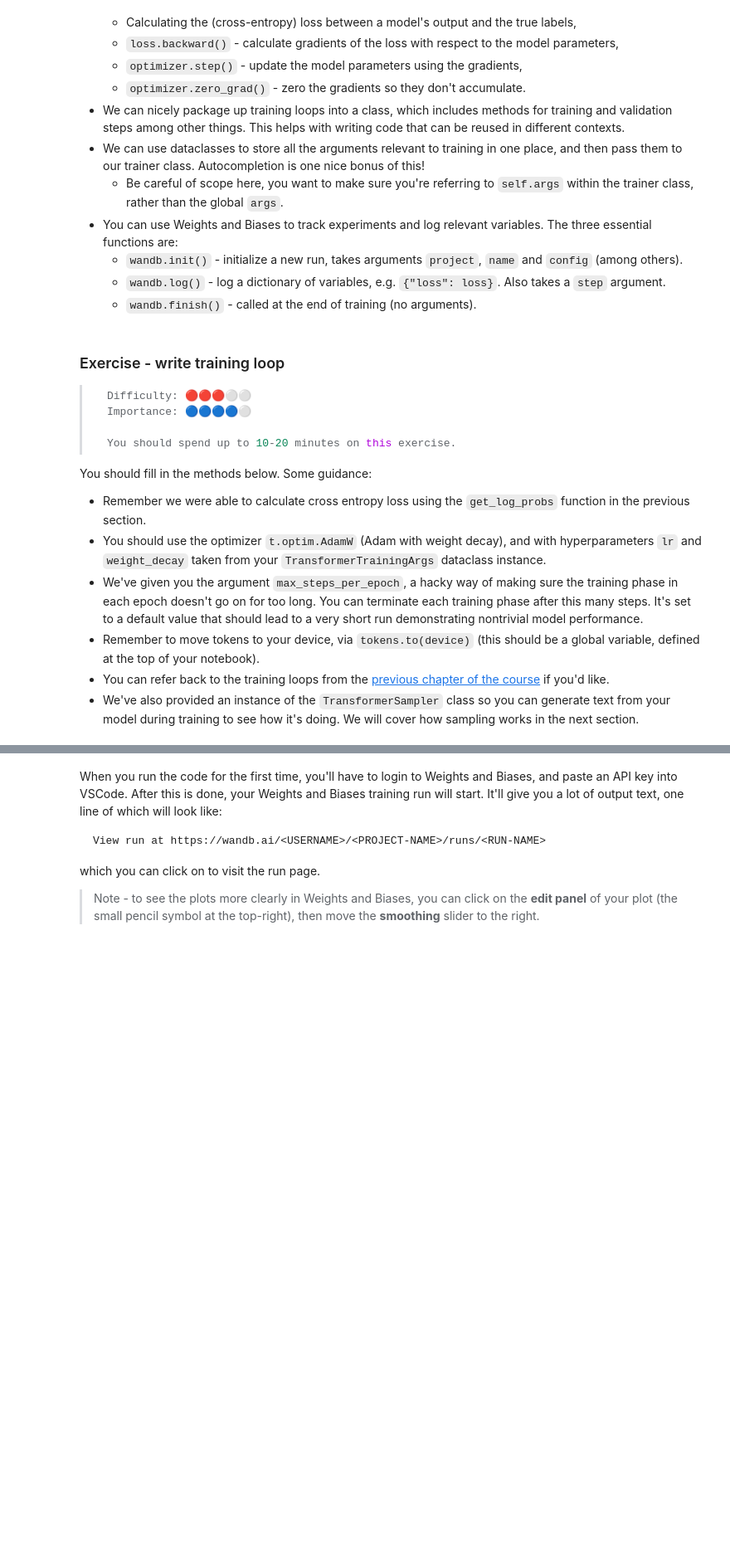
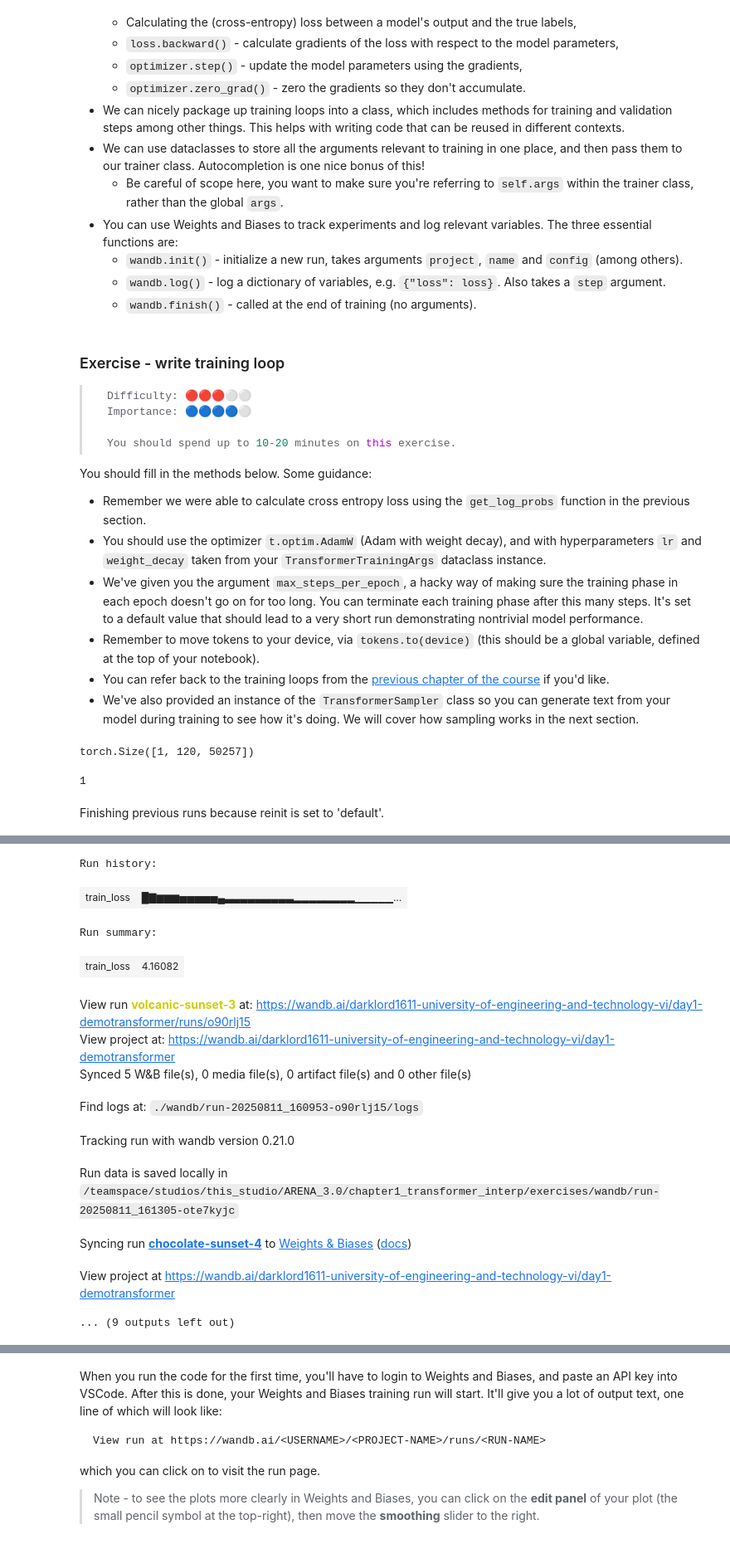
Before and after one commit to darklord1611/ARENA_3.0, a Jupyter notebook: chapter1_transformer_interp/exercises/part1_transformer_from_scratch/1.1_Transformer_from_Scratch_exercises.ipynb, the cells around one changed output, grey strips where cells are left out. Shown: that part at 83% size. Saved outputs shown, nothing was run; the diff lists cells and outputs as text; code cells hidden in the pictures; blank space fills up the shorter version.

Commit message:
update inactive links, finish training loops, learn more about tracking with wandb

```diff
--- a/chapter1_transformer_interp/exercises/part1_transformer_from_scratch/1.1_Transformer_from_Scratch_exercises.ipynb
+++ b/chapter1_transformer_interp/exercises/part1_transformer_from_scratch/1.1_Transformer_from_Scratch_exercises.ipynb
@@ -1670,7 +1540,11 @@ class Unembed(nn.Module):
     def forward(
         self, normalized_resid_final: Float[Tensor, "batch position d_model"]
     ) -> Float[Tensor, "batch position d_vocab"]:
-        raise NotImplementedError()
+        unembed = einops.einsum(
+            normalized_resid_final, self.W_U, "batch position d_model, d_model d_vocab -> batch position d_vocab"
+        ) + self.b_U
+
+        return unembed
 
 
 rand_float_test(Unembed, [2, 4, 768])
@@ -1723,7 +1597,15 @@ class DemoTransformer(nn.Module):
     def forward(
         self, tokens: Int[Tensor, "batch position"]
     ) -> Float[Tensor, "batch position d_vocab"]:
-        raise NotImplementedError()
+        residual = self.embed(tokens) + self.pos_embed(tokens)
+
+        for block in self.blocks:
+            residual = block(residual)
+
+        residual = self.ln_final(residual)
+
+        logits = self.unembed(residual)
+        return logits
 
 
 rand_int_test(DemoTransformer, [2, 4])
@@ -1918,8 +1811,17 @@ You should fill in the methods below. Some guidance:
 * You should use the optimizer `t.optim.AdamW` (Adam with weight decay), and with hyperparameters `lr` and `weight_decay` taken from your `TransformerTrainingArgs` dataclass instance.
 * We've given you the argument `max_steps_per_epoch`, a hacky way of making sure the training phase in each epoch doesn't go on for too long. You can terminate each training phase after this many steps. It's set to a default value that should lead to a very short run demonstrating nontrivial model performance.
 * Remember to move tokens to your device, via `tokens.to(device)` (this should be a global variable, defined at the top of your notebook).
-* You can refer back to the training loops from the [previous chapter of the course](https://arena-ch0-fundamentals.streamlit.app/[0.3]_ResNets#training-loop) if you'd like.
+* You can refer back to the training loops from the [previous chapter of the course](https://arena-chapter0-fundamentals.streamlit.app/[0.2]_CNNs_&_ResNets#2-training-neural-networks) if you'd like.
 * We've also provided an instance of the `TransformerSampler` class so you can generate text from your model during training to see how it's doing. We will cover how sampling works in the next section.
+# %%
+
+demo_logits.shape
+# %% [output]
+torch.Size([1, 120, 50257])
+# %%
+tokens.size(0)
+# %% [output]
+1
 # %%
 class TransformerTrainer:
     def __init__(self, args: TransformerTrainingArgs, model: DemoTransformer):
@@ -1953,7 +1855,24 @@ class TransformerTrainer:
 
         Remember that `batch` is a dictionary with the single key 'tokens'.
         """
-        raise NotImplementedError()
+
+        tokens = batch["tokens"].to(device)
+
+        logits = self.model(tokens)
+
+        # Get the log probabilities of the next tokens
+        log_probs = get_log_probs(logits, tokens)
+
+        # Calculate the loss as the negative log likelihood of the correct next tokens
+        loss = -log_probs.mean()
+
+        loss.backward()
+        self.optimizer.step()
+        self.optimizer.zero_grad()
+
+        self.step += 1
+        wandb.log({"train_loss": loss}, step=self.step)
+
         return loss
 
     @t.inference_mode()
@@ -1964,7 +1883,23 @@ class TransformerTrainer:
         self.model.eval()
         #
         # YOUR CODE HERE - fill in the `evaluate` method
+        total_correct, total_samples = 0, 0
+
+        for batch in self.test_loader:
+            tokens = batch["tokens"].to(device) # shape: (batch_size, seq_len)
+            logits = self.model(tokens)[:, :-1]  # Exclude the last token since we don't have ground truth, shape: (batch_size, seq_len-1, d_vocab)
+            predicted_tokens = logits.argmax(dim=-1) # get the most likely next token ID for each token of each sequence, shape: (batch_size, seq_len-1)
+
+            ground_truth_tokens = tokens[:, 1:] # we shift the tokens by one to the left, since output at position 0 would be use to predict position 1 and so on
+
+            total_correct += (predicted_tokens == ground_truth_tokens).sum().item()
+            total_samples += tokens.size(0) * (tokens.size(1) - 1)
+
+        accuracy = total_correct / total_samples
         #
+
+        wandb.log({"accuracy": accuracy}, step=self.step)
+
         self.model.train()
         return accuracy
 
@@ -2000,3 +1935,5 @@ model = DemoTransformer(model_cfg).to(device)
 args = TransformerTrainingArgs()
 trainer = TransformerTrainer(args, model)
 trainer.train()
+# %% [output]
+Finishing previous runs because reinit is set to 'default'.
@@ -2003,3 +1941,16 @@ trainer.train()
+Run history:
+| train_loss | █▇▆▆▆▅▅▅▅▅▄▃▃▃▃▃▃▃▃▃▂▂▂▂▂▂▂▂▁▁▁▁▁... |
+Run summary:
+| train_loss | 4.16082 |
+View run volcanic-sunset-3 at: https://wandb.ai/darklord1611-university-of-engineering-and-technology-vi/day1-demotransformer/runs/o90rlj15
+View project at: https://wandb.ai/darklord1611-university-of-engineering-and-technology-vi/day1-demotransformer
+Synced 5 W&B file(s), 0 media file(s), 0 artifact file(s) and 0 other file(s)
+Find logs at: ./wandb/run-20250811_160953-o90rlj15/logs
+Tracking run with wandb version 0.21.0
+Run data is saved locally in /teamspace/studios/this_studio/ARENA_3.0/chapter1_transformer_interp/exercises/wandb/run-20250811_161305-ote7kyjc
+Syncing run chocolate-sunset-4 to Weights & Biases (docs)
+View project at https://wandb.ai/darklord1611-university-of-engineering-and-technology-vi/day1-demotransformer
+... (9 outputs left out)
 # %% [markdown]
 <details><summary>Solution</summary>
 
```
Also changed, not shown: parts of 31 cells of this notebook, 3 other files.
